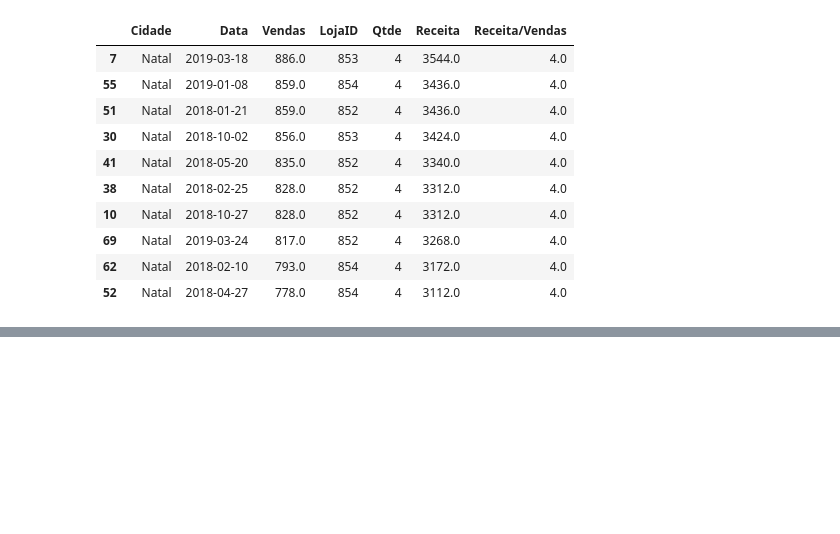
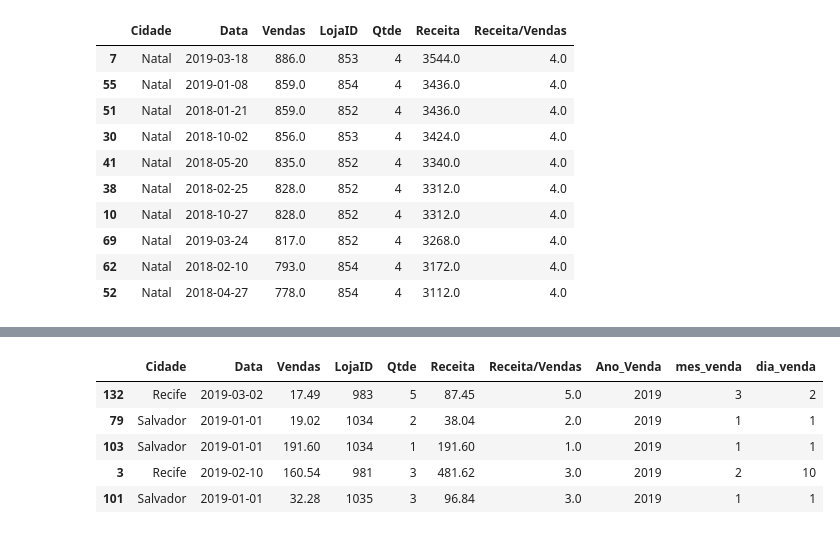
Before and after one commit to david95alex/dio-pandas-project, a Jupyter notebook: 02-planilhas-excel.ipynb, the cells around one changed output, grey strips where cells are left out. Drawn from its saved outputs; the diff is of its cells as text; code cells hidden in the pictures; blank space fills up the shorter version.

```diff
--- a/02-planilhas-excel.ipynb
+++ b/02-planilhas-excel.ipynb
@@ -164,0 +219,9 @@ df.sort_values("Receita", ascending=False).head(10)
+# %%
+df.sample(5)
+# %% [output]
+|  | Cidade | Data | Vendas | LojaID | Qtde | Receita | Receita/Vendas | Ano_Venda | mes_venda | dia_venda |
+| 132 | Recife | 2019-03-02 | 17.49 | 983 | 5 | 87.45 | 5.0 | 2019 | 3 | 2 |
+| 79 | Salvador | 2019-01-01 | 19.02 | 1034 | 2 | 38.04 | 2.0 | 2019 | 1 | 1 |
+| 103 | Salvador | 2019-01-01 | 191.60 | 1034 | 1 | 191.60 | 1.0 | 2019 | 1 | 1 |
+| 3 | Recife | 2019-02-10 | 160.54 | 981 | 3 | 481.62 | 3.0 | 2019 | 2 | 10 |
+| 101 | Salvador | 2019-01-01 | 32.28 | 1035 | 3 | 96.84 | 3.0 | 2019 | 1 | 1 |
```
Also changed, not shown: parts of 16 cells of this notebook.
